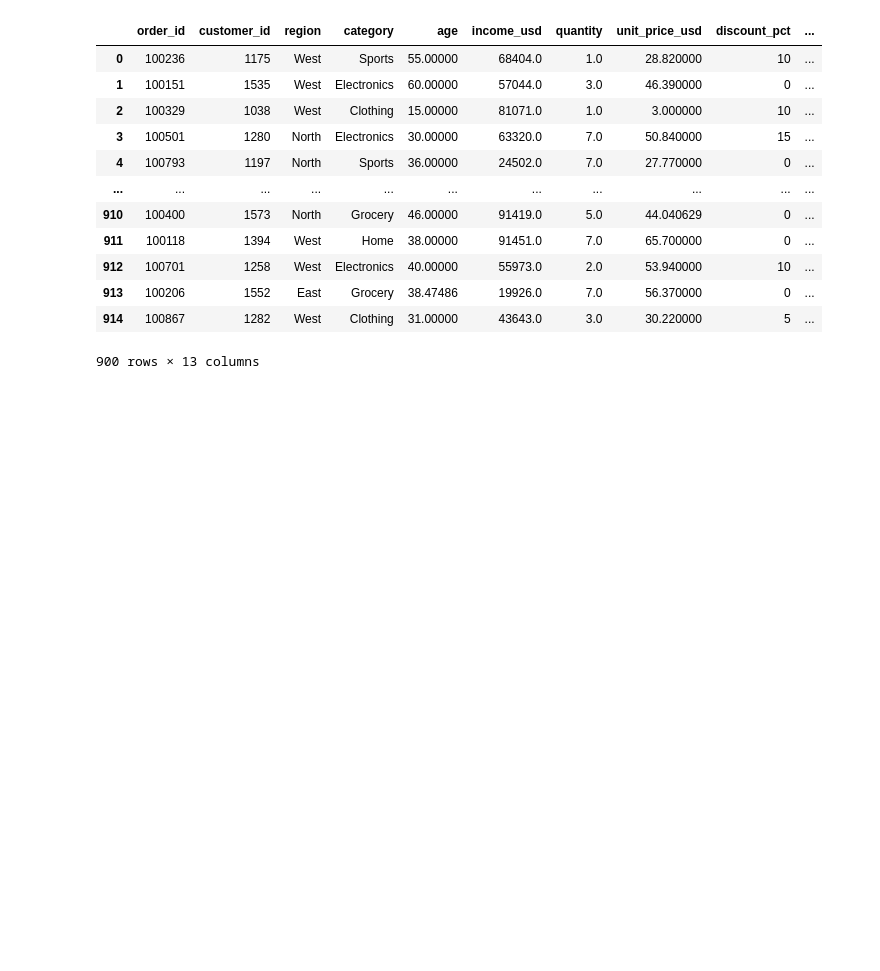
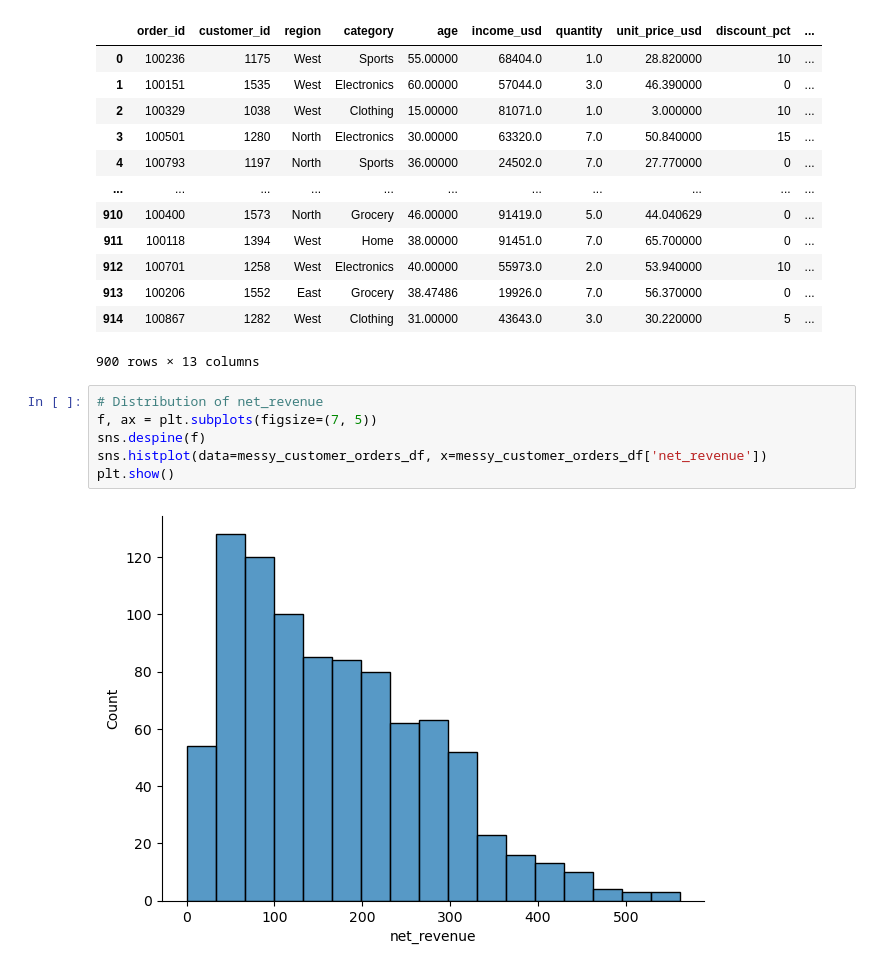
Before and after one commit to uofl-sbabb/DataVisualizationCSE-551, a Jupyter notebook: Project2/Assignment2-Part1.ipynb, the cells around one changed output. Saved outputs shown, nothing was run; the diff lists cells and outputs as text; blank space fills up the shorter version.

Commit message:
Applied data visuals: charts/graphs.
Signed-off-by: uofl-sbabb <sbabb131@gmail.com>

```diff
--- a/Project2/Assignment2-Part1.ipynb
+++ b/Project2/Assignment2-Part1.ipynb
@@ -373,3 +373,11 @@ messy_customer_orders_df
 | 913 | 100206 | 1552 | East | Grocery | 38.47486 | 19926.0 | 7.0 | 56.370000 | 0 | ... |
 | 914 | 100867 | 1282 | West | Clothing | 31.00000 | 43643.0 | 3.0 | 30.220000 | 5 | ... |
 900 rows × 13 columns
+# %%
+# Distribution of net_revenue
+f, ax = plt.subplots(figsize=(7, 5))
+sns.despine(f)
+sns.histplot(data=messy_customer_orders_df, x=messy_customer_orders_df['net_revenue'])
+plt.show()
+# %% [output]
+[figure, added]
```
Also changed, not shown: parts of 7 cells of this notebook.
